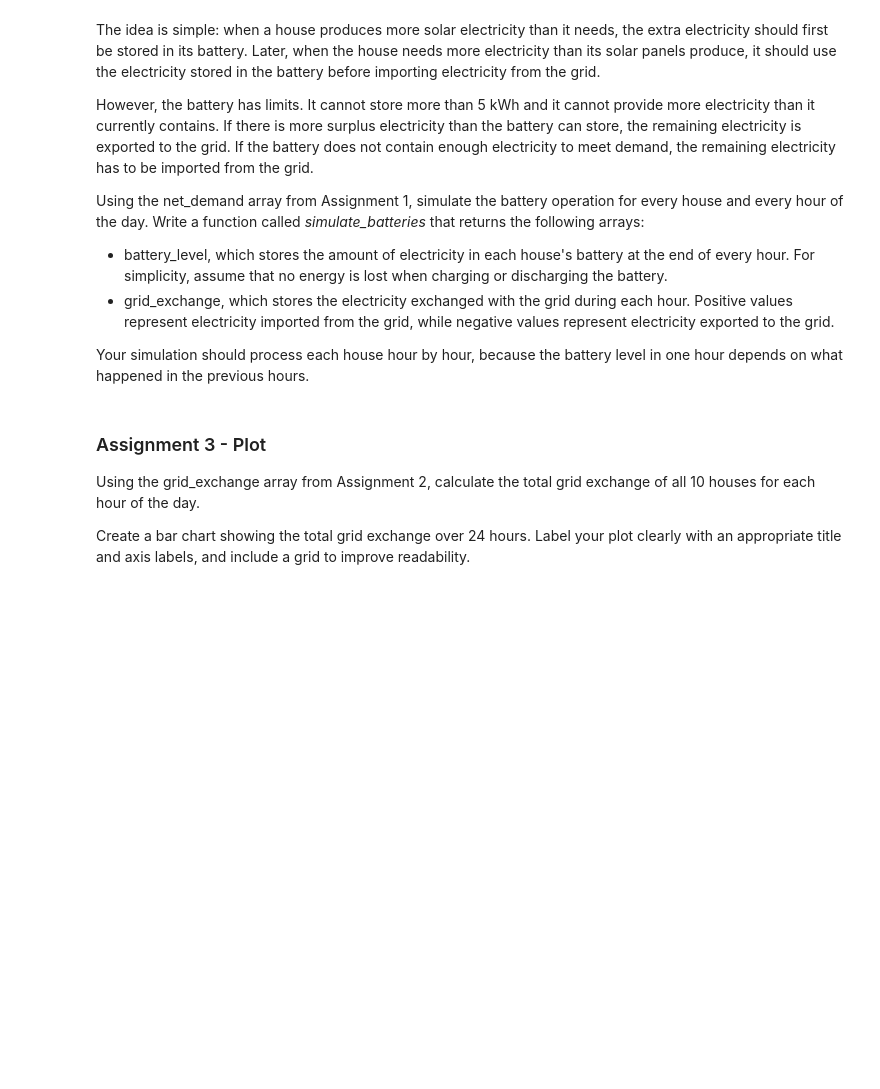
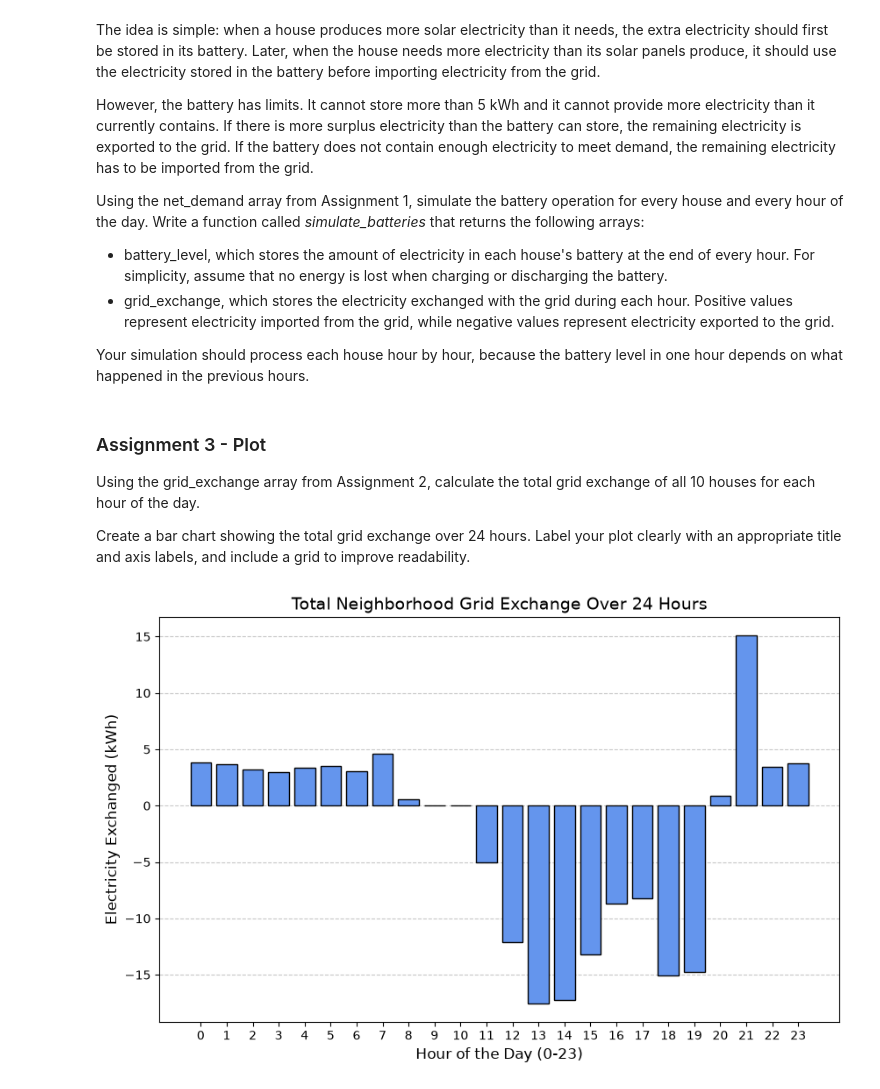
Before and after one commit to ianmhenriquez/EPA112A_group36, a Jupyter notebook: Bonus_assignment_week3.ipynb, the cells around one changed output. Drawn from its saved outputs; the diff is of its cells as text; code cells hidden in the pictures; blank space fills up the shorter version.

```diff
--- a/Bonus_assignment_week3.ipynb
+++ b/Bonus_assignment_week3.ipynb
@@ -69,9 +85,55 @@ Using the net_demand array from Assignment 1, simulate the battery operation for
 - grid_exchange, which stores the electricity exchanged with the grid during each hour. Positive values represent electricity imported from the grid, while negative values represent electricity exported to the grid.
 
 Your simulation should process each house hour by hour, because the battery level in one hour depends on what happened in the previous hours.
+# %%
+
+def simulate_batteries(demand, solar, net_demand):
+    battery_level = np.zeros([10, 24])
+    grid_exchange = np.zeros([10, 24])
+    for (i, pwr) in enumerate(net_demand):
+        battery = 0
+        for (e, hourly) in enumerate(pwr):
+            grid = 0
+            if (hourly < 0):
+                battery += abs(hourly)
+                if ( battery > 5):
+                    grid = -(battery - 5)
+                    battery = 5
+            else:
+                battery -= hourly
+                if ( battery < 0):
+                    grid = abs(battery)
+                    battery = 0
+                else:
+                    grid -= hourly
+            battery_level[i, e] = np.round(battery, 2)
+            grid_exchange[i, e] = np.round(grid, 2)
+    return battery_level, grid_exchange
+
+demand, solar, net_demand = create_profiles()
+
+battery_level, grid_exchange = simulate_batteries(demand, solar, net_demand)
 # %% [markdown]
 ### Assignment 3 - Plot
 
 Using the grid_exchange array from Assignment 2, calculate the total grid exchange of all 10 houses for each hour of the day.
 
 Create a bar chart showing the total grid exchange over 24 hours. Label your plot clearly with an appropriate title and axis labels, and include a grid to improve readability.
+# %%
+
+total_grid_exchange = np.sum(grid_exchange, axis=0)
+
+plt.figure(figsize=(10, 6))
+plt.bar(range(24), total_grid_exchange, color='cornflowerblue', edgecolor='black', zorder=2)
+
+plt.title("Total Neighborhood Grid Exchange Over 24 Hours", fontsize=14)
+plt.xlabel("Hour of the Day (0-23)", fontsize=12)
+plt.ylabel("Electricity Exchanged (kWh)", fontsize=12)
+
+plt.xticks(range(24))
+
+plt.grid(True, axis='y', linestyle='--', alpha=0.7, zorder=1)
+
+plt.show()
+# %% [output]
+[figure, added]
```
Also changed, not shown: parts of 1 cell of this notebook, 2 other files.
